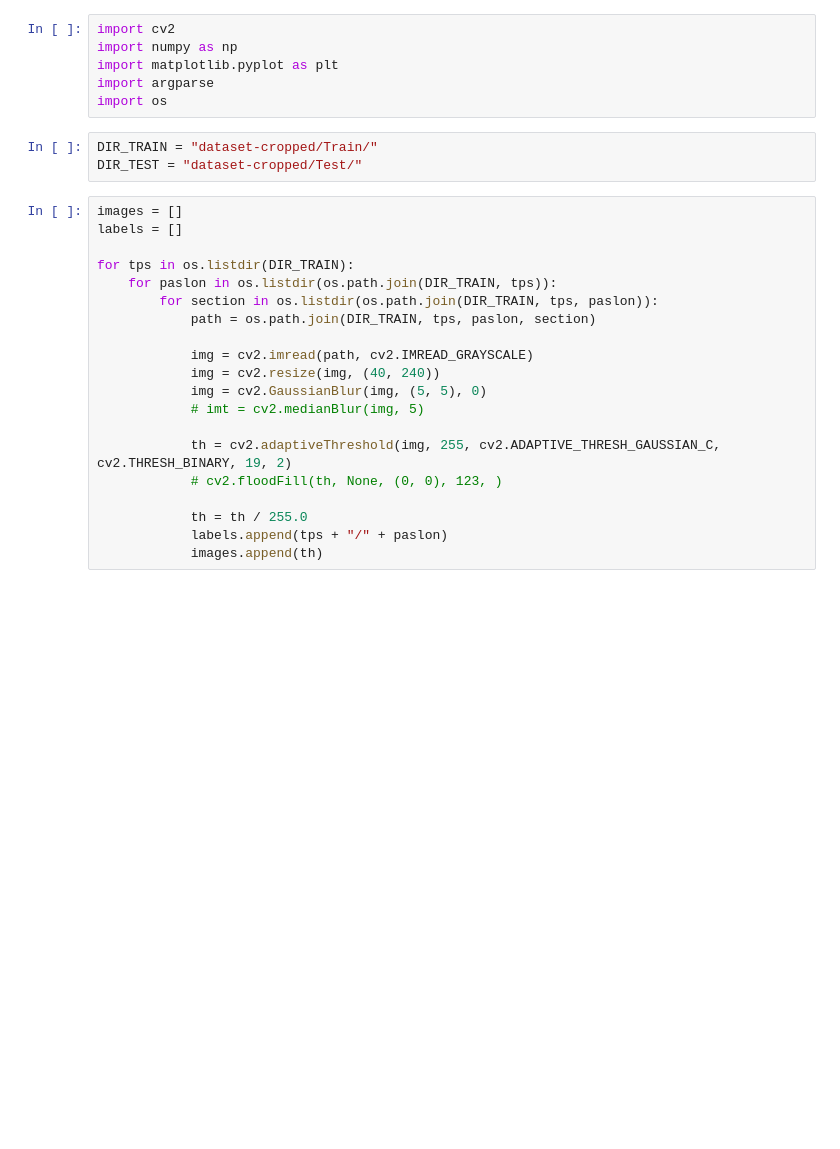
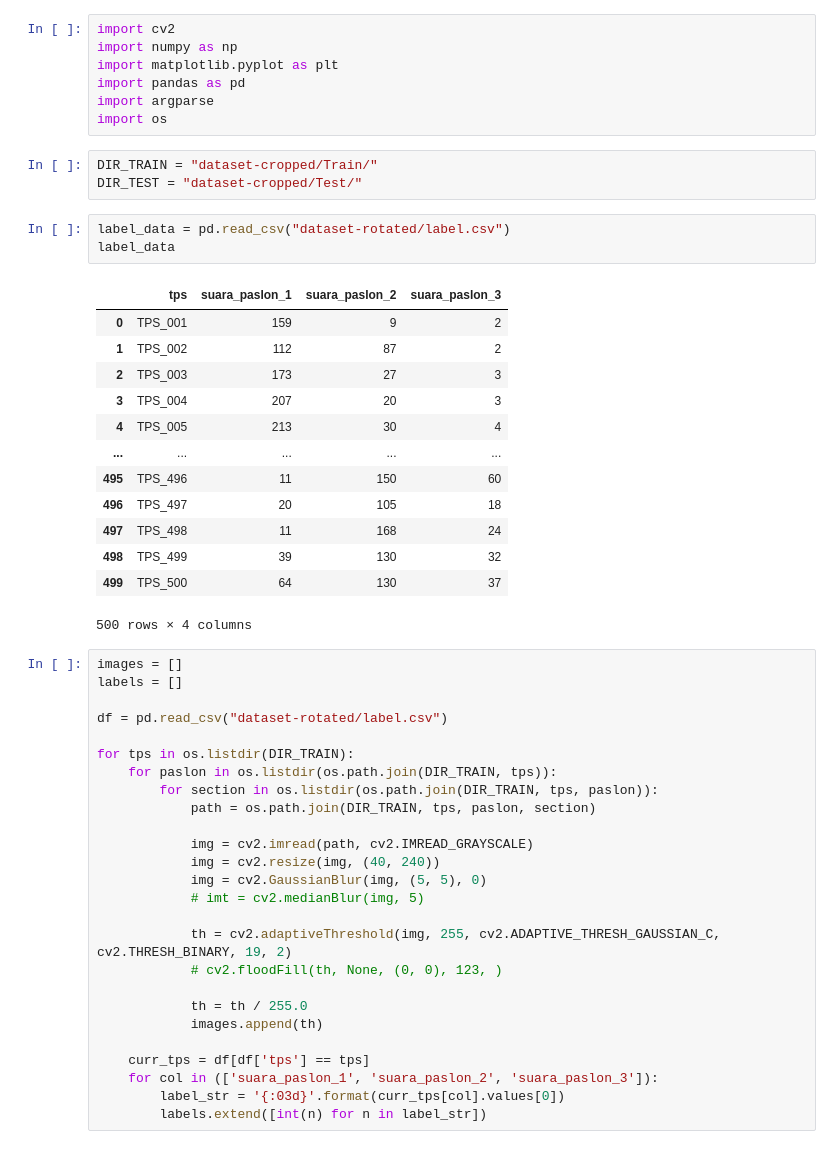
Before and after one commit to vncnttan/binus-project-computer-vision-sirekap, a Jupyter notebook: main.ipynb, the cells around one changed output. Cells and saved outputs as stored; diff of their text form; blank space fills up the shorter version.

```diff
--- a/main.ipynb
+++ b/main.ipynb
@@ -2,14 +2,34 @@
 import cv2
 import numpy as np
 import matplotlib.pyplot as plt
+import pandas as pd
 import argparse
 import os
 # %%
 DIR_TRAIN = "dataset-cropped/Train/"
 DIR_TEST = "dataset-cropped/Test/"
+# %%
+label_data = pd.read_csv("dataset-rotated/label.csv")
+label_data
+# %% [output]
+|  | tps | suara_paslon_1 | suara_paslon_2 | suara_paslon_3 |
+| 0 | TPS_001 | 159 | 9 | 2 |
+| 1 | TPS_002 | 112 | 87 | 2 |
+| 2 | TPS_003 | 173 | 27 | 3 |
+| 3 | TPS_004 | 207 | 20 | 3 |
+| 4 | TPS_005 | 213 | 30 | 4 |
+| ... | ... | ... | ... | ... |
+| 495 | TPS_496 | 11 | 150 | 60 |
+| 496 | TPS_497 | 20 | 105 | 18 |
+| 497 | TPS_498 | 11 | 168 | 24 |
+| 498 | TPS_499 | 39 | 130 | 32 |
+| 499 | TPS_500 | 64 | 130 | 37 |
+500 rows × 4 columns
 # %%
 images = []
 labels = []
+
+df = pd.read_csv("dataset-rotated/label.csv")
 
 for tps in os.listdir(DIR_TRAIN):
     for paslon in os.listdir(os.path.join(DIR_TRAIN, tps)):
@@ -25,8 +45,12 @@ for tps in os.listdir(DIR_TRAIN):
             # cv2.floodFill(th, None, (0, 0), 123, )
 
             th = th / 255.0
-            labels.append(tps + "/" + paslon)
             images.append(th)
+
+    curr_tps = df[df['tps'] == tps]
+    for col in (['suara_paslon_1', 'suara_paslon_2', 'suara_paslon_3']):
+        label_str = '{:03d}'.format(curr_tps[col].values[0])
+        labels.extend([int(n) for n in label_str])
 # %%
 plt.figure(figsize=(24, 12))
 for i in range (18):
```
Also changed, not shown: parts of 1 cell of this notebook.
